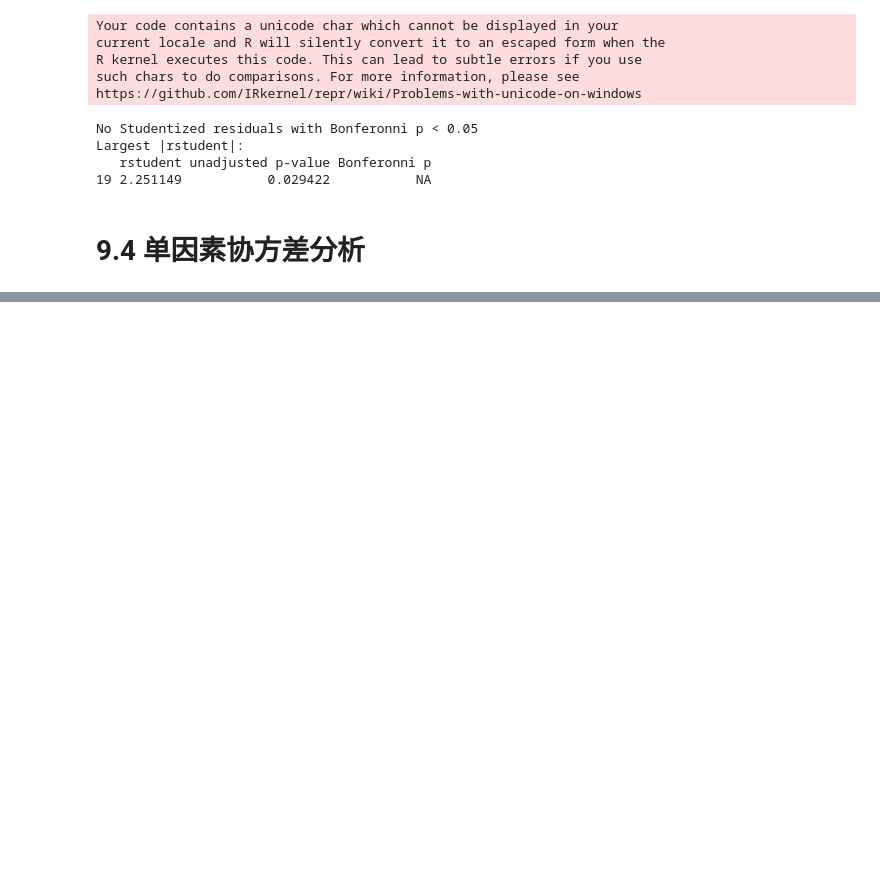
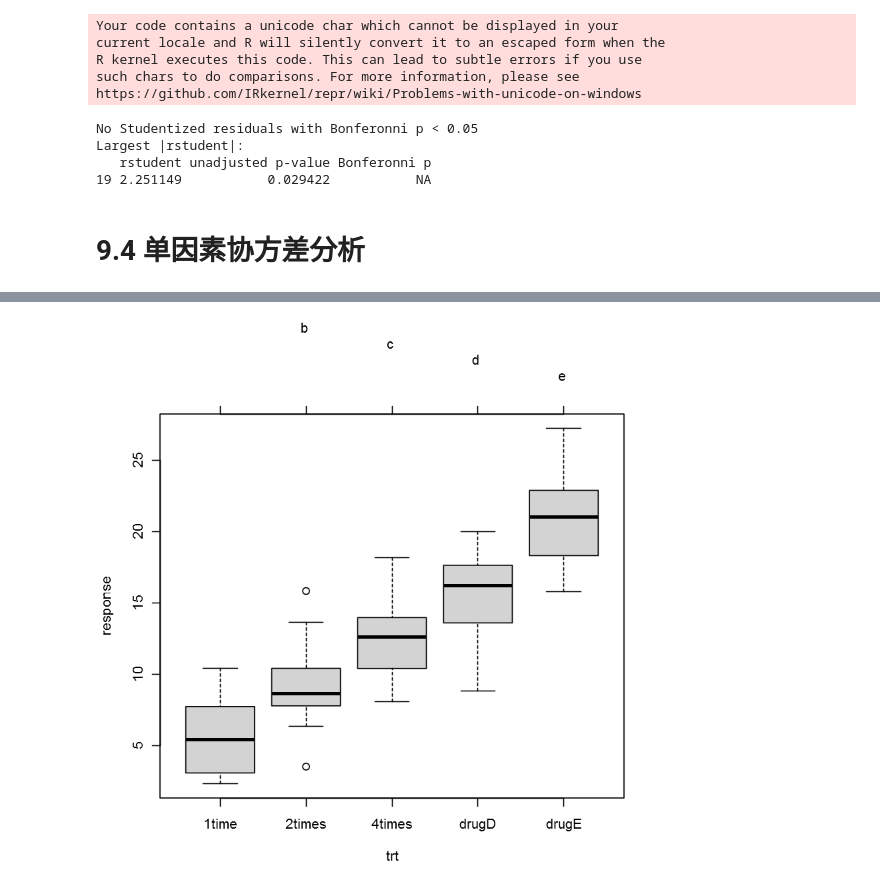
Before and after one commit to xiaowei3223/R-learning, a Jupyter notebook: 9 方差分析.ipynb, the cells around one changed output, grey strips where cells are left out. Saved outputs shown, nothing was run; the diff lists cells and outputs as text; code cells hidden in the pictures; blank space fills up the shorter version.

```diff
--- a/9 方差分析.ipynb
+++ b/9 方差分析.ipynb
@@ -213,0 +253,3 @@ Largest |rstudent|:
+# %%
+fit <- aov(response ~ trt)  #检查组间差异（ANOVA）
+summary(fit)
@@ -213,0 +327,7 @@ Largest |rstudent|:
+# %%
+library(multcomp)
+par(mar=c(5,4,6,2))
+tuk <- glht(fit,linfct=mcp(trt="Tukey"))
+plot(cld(tuk,level=0.5),col="lightgrey")
+# %% [output]
+[figure, added]
```
Also changed, not shown: parts of 20 cells of this notebook.
